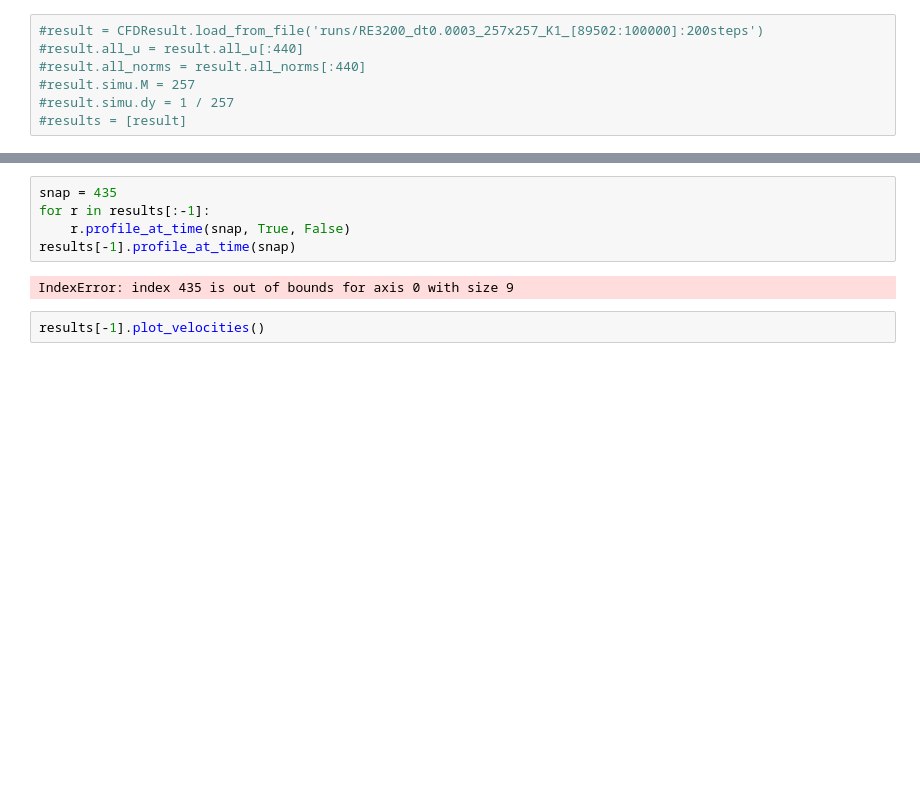
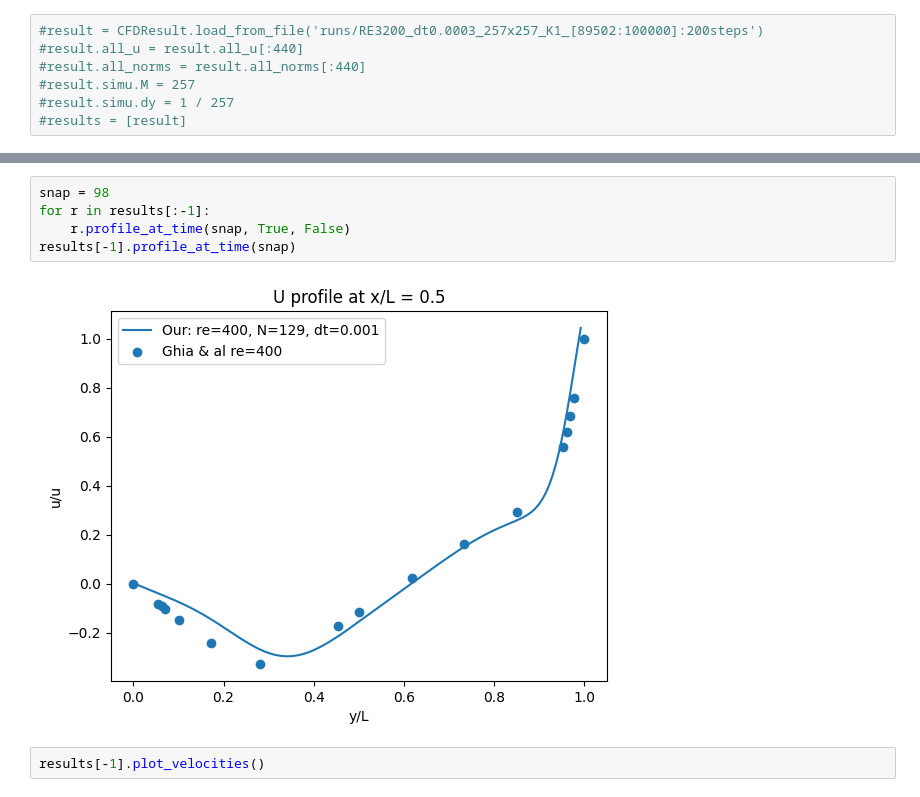
Before and after one commit to kz2wd/CFD-Solver, a Jupyter notebook: lid_solver-RK.ipynb, the cells around one changed output, grey strips where cells are left out. Saved outputs shown, nothing was run; the diff lists cells and outputs as text; blank space fills up the shorter version.

```diff
--- a/lid_solver-RK.ipynb
+++ b/lid_solver-RK.ipynb
@@ -547,9 +548,9 @@ results[-1].energy_over_time()
 # %%
-snap = 435
+snap = 98
 for r in results[:-1]:
     r.profile_at_time(snap, True, False)
 results[-1].profile_at_time(snap)
 # %% [output]
-IndexError: index 435 is out of bounds for axis 0 with size 9
+[figure, added]
 # %%
 results[-1].plot_velocities()
```
Also changed, not shown: parts of 4 cells of this notebook, 3 other files.
